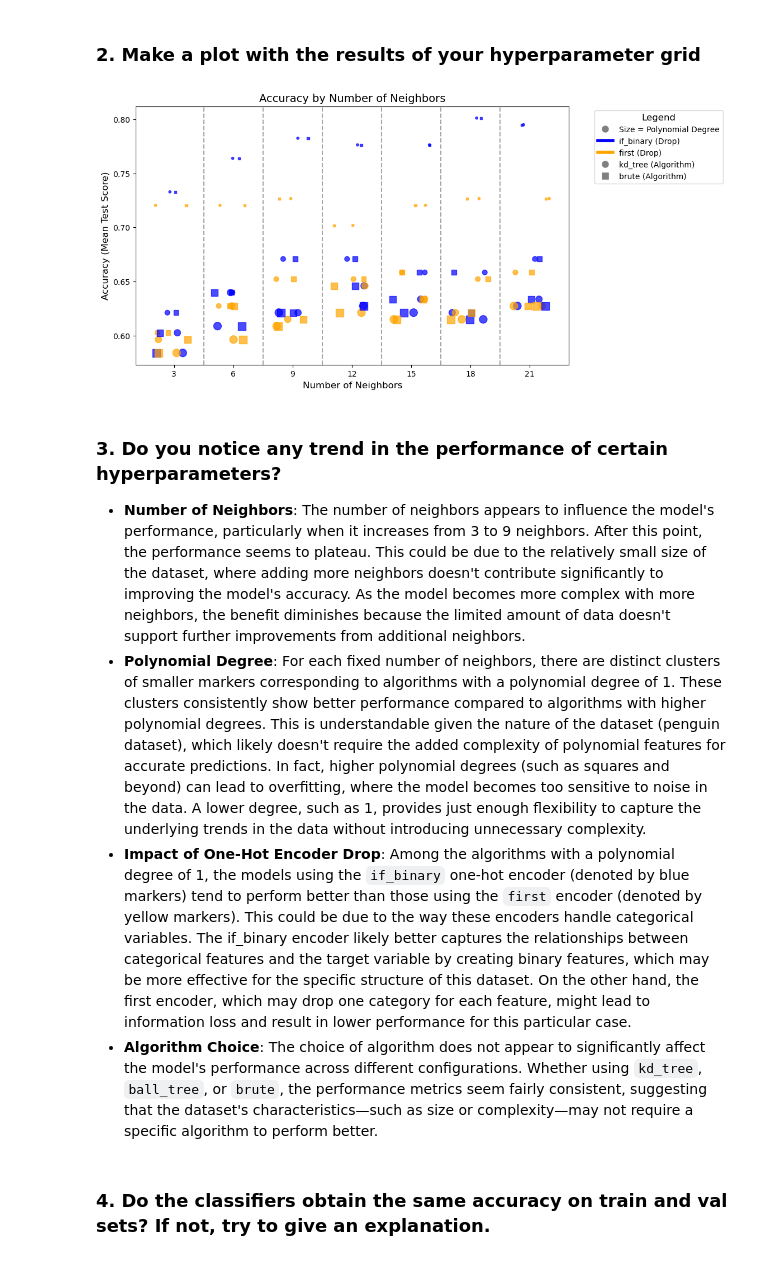
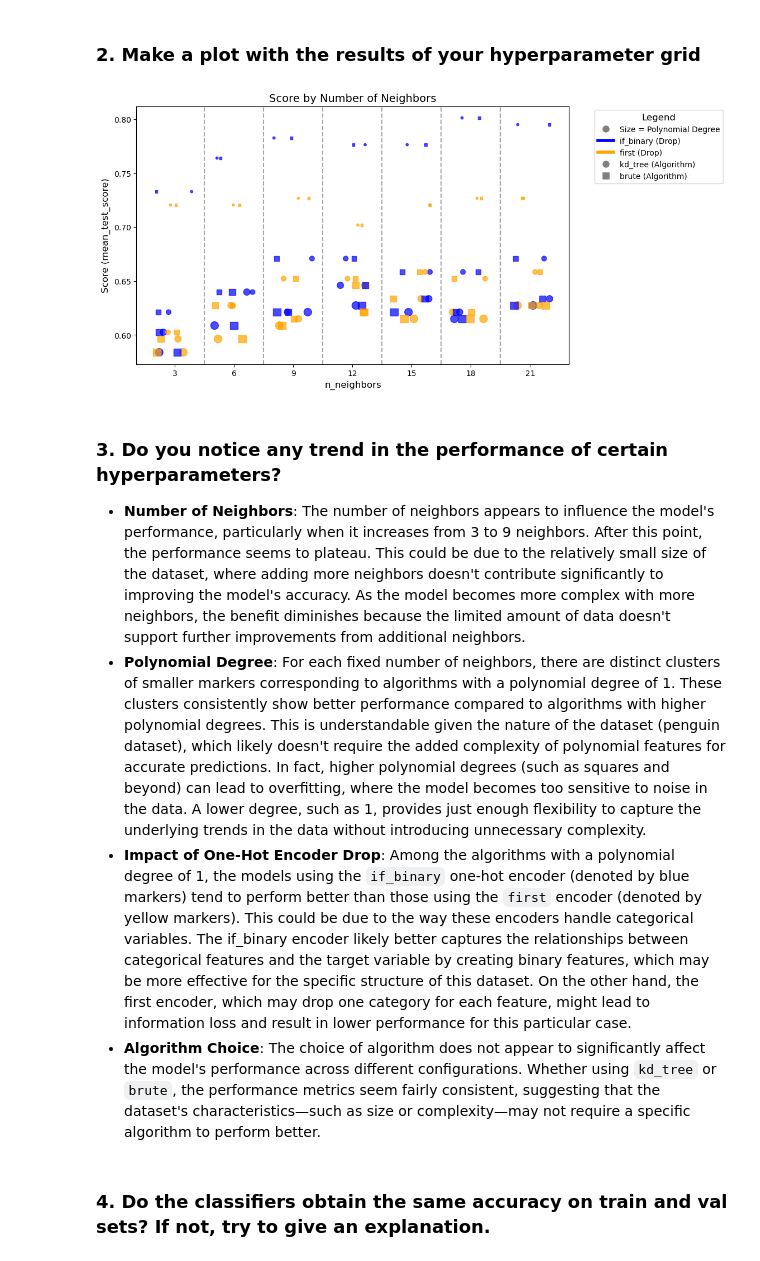
Before and after one commit to cycileo/FDS-HomeWorks, a Jupyter notebook: Homework02/HW2.ipynb, the cells around one changed output. Cells and saved outputs as stored; diff of their text form; code cells hidden in the pictures.

```diff
--- a/Homework02/HW2.ipynb
+++ b/Homework02/HW2.ipynb
@@ -1261,43 +1261,43 @@ for algo in markers.keys():
         # Add jitter to the n_neighbors
         jittered_neighbors = subset['n_neighbors'] + np.random.uniform(
             -jitter_strength, jitter_strength, size=len(subset)
         )
 
         # Size of points mapped to polynomial_degree
         sizes = subset['degree'].astype(float) * 10  # Scale the sizes accordingly
 
         plt.scatter(
             jittered_neighbors,
             subset['mean_test_score'],
             s=sizes,  # Size based on polynomial_degree
             c=colors[drop],
             marker=markers[algo],
             label=f"{drop} (Drop) - {algo} (Algorithm)",
             alpha=0.7,
         )
 
-plt.title('Accuracy by Number of Neighbors', fontsize=14)
-plt.xlabel('Number of Neighbors', fontsize=12)
-plt.ylabel('Accuracy (Mean Test Score)', fontsize=12)
+plt.title('Score by Number of Neighbors', fontsize=14)
+plt.xlabel('n_neighbors', fontsize=12)
+plt.ylabel('Score (mean_test_score)', fontsize=12)
 plt.xticks(discrete_neighbors)
 plt.grid(False)
 
 drop_legend = [Line2D([0], [0], color=colors[drop], lw=4, label=f"{drop} (Drop)") for drop in colors]
 algo_legend = [Line2D([0], [0], marker=markers[algo], color='w', markerfacecolor='gray', markersize=10, label=f"{algo} (Algorithm)") for algo in markers]
 size_legend = [Line2D([0], [0], marker='o', color='w', markerfacecolor='gray', markersize=10, label='Size = Polynomial Degree')]
 legend = size_legend + drop_legend + algo_legend
 plt.legend(handles=legend,
            title='Legend', fontsize=10, title_fontsize=12, bbox_to_anchor=(1.05, 1), loc='upper left')
 
 plt.show()
 # %% [output]
-[figure, old version]
+[figure, new version]
 # %% [markdown]
 ### 3. Do you notice any trend in the performance of certain hyperparameters?
 - **Number of Neighbors**: The number of neighbors appears to influence the model's performance, particularly when it increases from 3 to 9 neighbors. After this point, the performance seems to plateau. This could be due to the relatively small size of the dataset, where adding more neighbors doesn't contribute significantly to improving the model's accuracy. As the model becomes more complex with more neighbors, the benefit diminishes because the limited amount of data doesn't support further improvements from additional neighbors.
 - **Polynomial Degree**: For each fixed number of neighbors, there are distinct clusters of smaller markers corresponding to algorithms with a polynomial degree of 1. These clusters consistently show better performance compared to algorithms with higher polynomial degrees. This is understandable given the nature of the dataset (penguin dataset), which likely doesn't require the added complexity of polynomial features for accurate predictions. In fact, higher polynomial degrees (such as squares and beyond) can lead to overfitting, where the model becomes too sensitive to noise in the data. A lower degree, such as 1, provides just enough flexibility to capture the underlying trends in the data without introducing unnecessary complexity.
 - **Impact of One-Hot Encoder Drop**: Among the algorithms with a polynomial degree of 1, the models using the `if_binary` one-hot encoder (denoted by blue markers) tend to perform better than those using the `first` encoder (denoted by yellow markers). This could be due to the way these encoders handle categorical variables. The if_binary encoder likely better captures the relationships between categorical features and the target variable by creating binary features, which may be more effective for the specific structure of this dataset. On the other hand, the first encoder, which may drop one category for each feature, might lead to information loss and result in lower performance for this particular case.
-- **Algorithm Choice**: The choice of algorithm does not appear to significantly affect the model's performance across different configurations. Whether using `kd_tree`, `ball_tree`, or `brute`, the performance metrics seem fairly consistent, suggesting that the dataset's characteristics—such as size or complexity—may not require a specific algorithm to perform better.
+- **Algorithm Choice**: The choice of algorithm does not appear to significantly affect the model's performance across different configurations. Whether using `kd_tree` or `brute`, the performance metrics seem fairly consistent, suggesting that the dataset's characteristics—such as size or complexity—may not require a specific algorithm to perform better.
 # %% [markdown]
 ### 4. Do the classifiers obtain the same accuracy on train and val sets? If not, try to give an explanation.
 # %%
```
Also changed, not shown: parts of 4 cells of this notebook.
